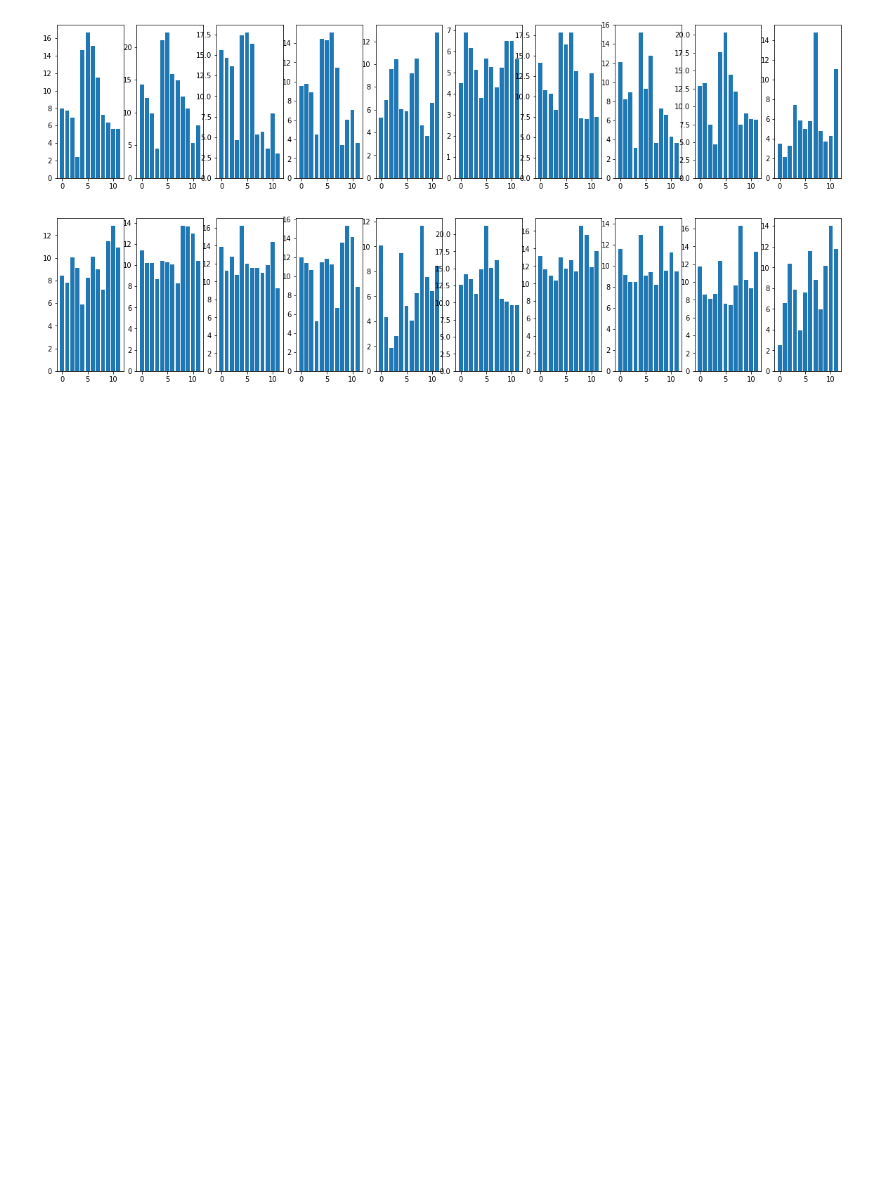
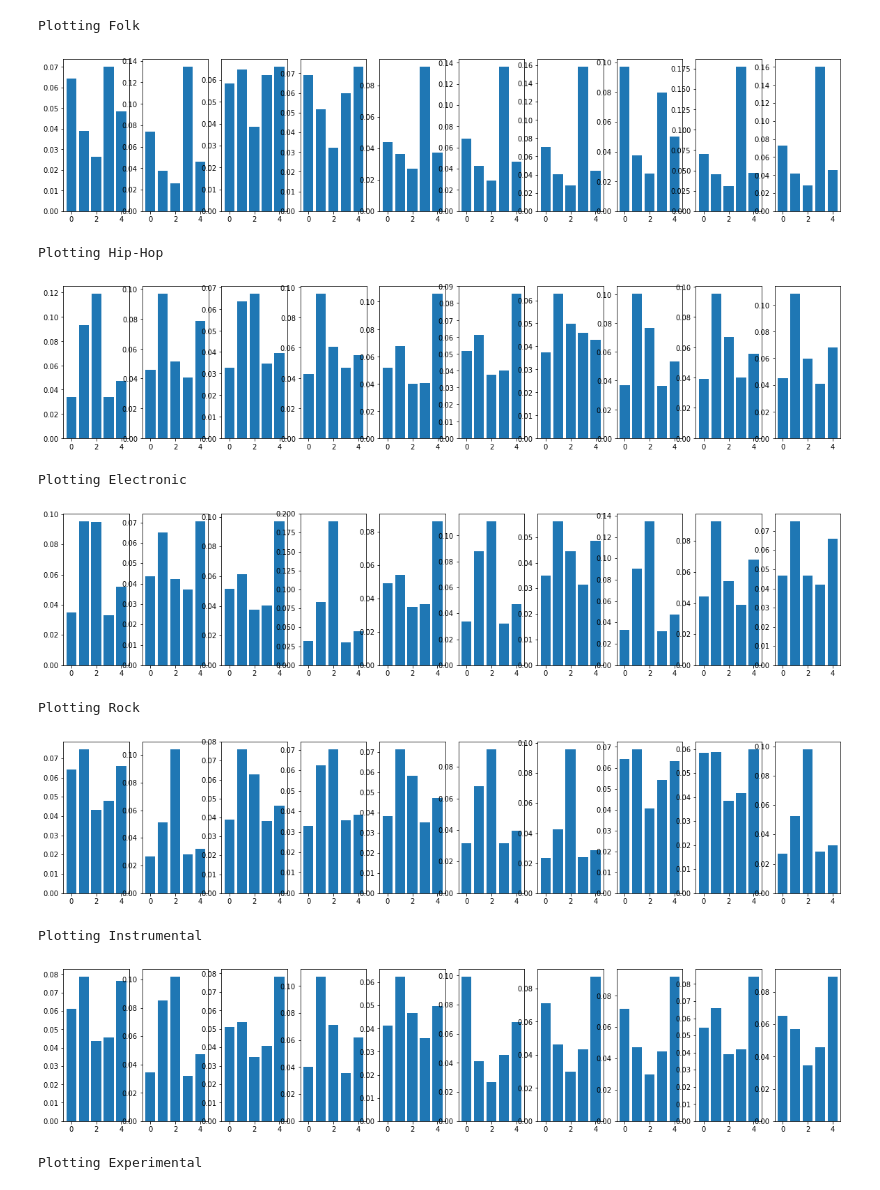
Before and after one commit to rbiswas143/deep-audioviz-experiments, a Jupyter notebook: autoencoder-analysis.ipynb, the cells around one changed output. Saved outputs shown, nothing was run; the diff lists cells and outputs as text; code cells hidden in the pictures; blank space fills up the shorter version.

```diff
--- a/autoencoder-analysis.ipynb
+++ b/autoencoder-analysis.ipynb
@@ -88,3 +87,9 @@ Trainable params: 3,298
 Non-trainable params: 0
 _________________________________________________________________
 Prediction shape (24000, 3, 4, 1)
+# %%
+# Reshape encodings
+y_segment = y.reshape(test_size * num_segments, int(y.size / (test_size * num_segments)))
+print('Flattened encodings by segment shape', y_segment.shape)
+y = y.reshape(test_size, num_segments, int(y.size / (test_size * num_segments)))
+print('Flattened encodings by track shape', y.shape)
@@ -91,11 +166,10 @@ Prediction shape (24000, 3, 4, 1)
 # %%
-# Extract encodings
-y = y.reshape(test_size, num_segments, int(y.size / (test_size * num_segments)))
+y_curr = y_red # or y, y_red_scaled
 encodings = {}
 for i, idx in enumerate(tidx_test):
-    encodings[idx] = y[i, :, :]
+    encodings[idx] = y_curr[i, :, :]
 for enc in encodings.values():
     encoding_shape = enc.shape
     break
-print('Encoding shape', encoding_shape)P
+print('Encoding shape', encoding_shape)
 # %% [output]
@@ -175,27 +244,30 @@ plt.show()
 # %%
 # Visualize the encodings of multiple segmets of the same track
 
 import matplotlib.pyplot as plt
 import pylab
 %matplotlib inline
 pylab.rcParams['figure.figsize'] = (20, 4)
 
 segments_to_visulize = 10
 
-track_idx = folk.index[np.random.randint(folk.shape[0])]
-encoding = encodings[track_idx]
-for i in range(segments_to_visulize):
-    plt.subplot(1, segments_to_visulize, i+1)
-    #     plt.title(genre['track', 'genre_top'][track_idx])
-    plt.bar(np.arange(encoding.shape[1]), encoding[i,:])
-plt.show()
-track_idx = electronic.index[np.random.randint(electronic.shape[0])]
-encoding = encodings[track_idx]
-for i in range(segments_to_visulize):
-    plt.subplot(1, segments_to_visulize, i+1)
-    #     plt.title(genre['track', 'genre_top'][track_idx])
-    plt.bar(np.arange(encoding.shape[1]), encoding[i,:])
-plt.show()
+for genre in [folk, hiphop, electronic, rock, instrumental, experimental, international]:
+    track_idx = genre.index[np.random.randint(genre.shape[0])]
+    print('Plotting {0}'.format(genre['track', 'genre_top'][track_idx]))
+    encoding = encodings[track_idx]
+    for i in range(segments_to_visulize):
+        plt.subplot(1, segments_to_visulize, i+1)
+        plt.bar(np.arange(encoding.shape[1]), encoding[i,:])
+    plt.show()
 # %% [output]
+Plotting Folk
-[figure, old version]
+[figure, new version]
+Plotting Hip-Hop
-[figure, old version]
+[figure, new version]
+Plotting Electronic
+[figure, added]
+Plotting Rock
+[figure, added]
+Plotting Instrumental
+[figure, added]
+Plotting Experimental
```
Also changed, not shown: parts of 9 cells of this notebook, 2 other files.
